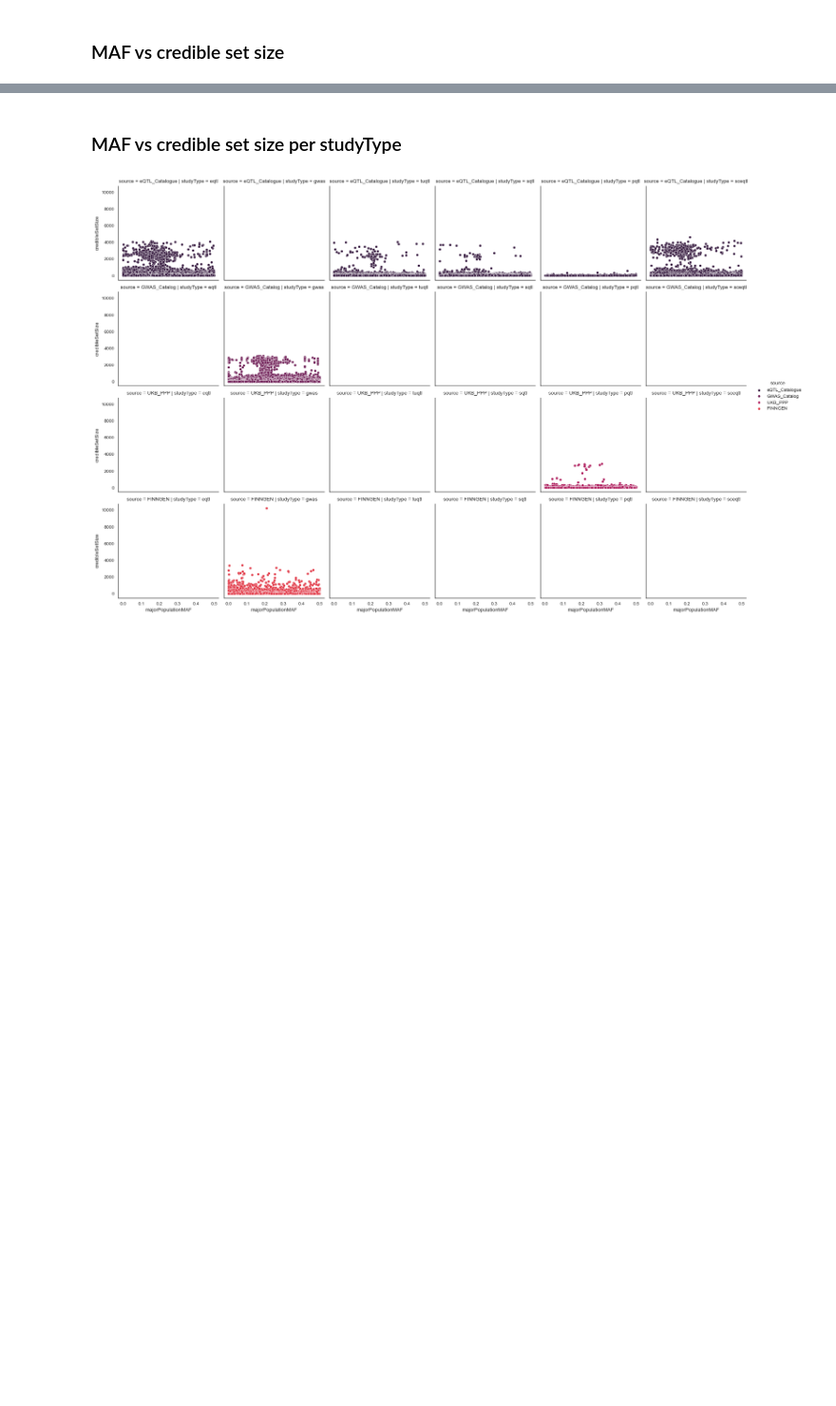
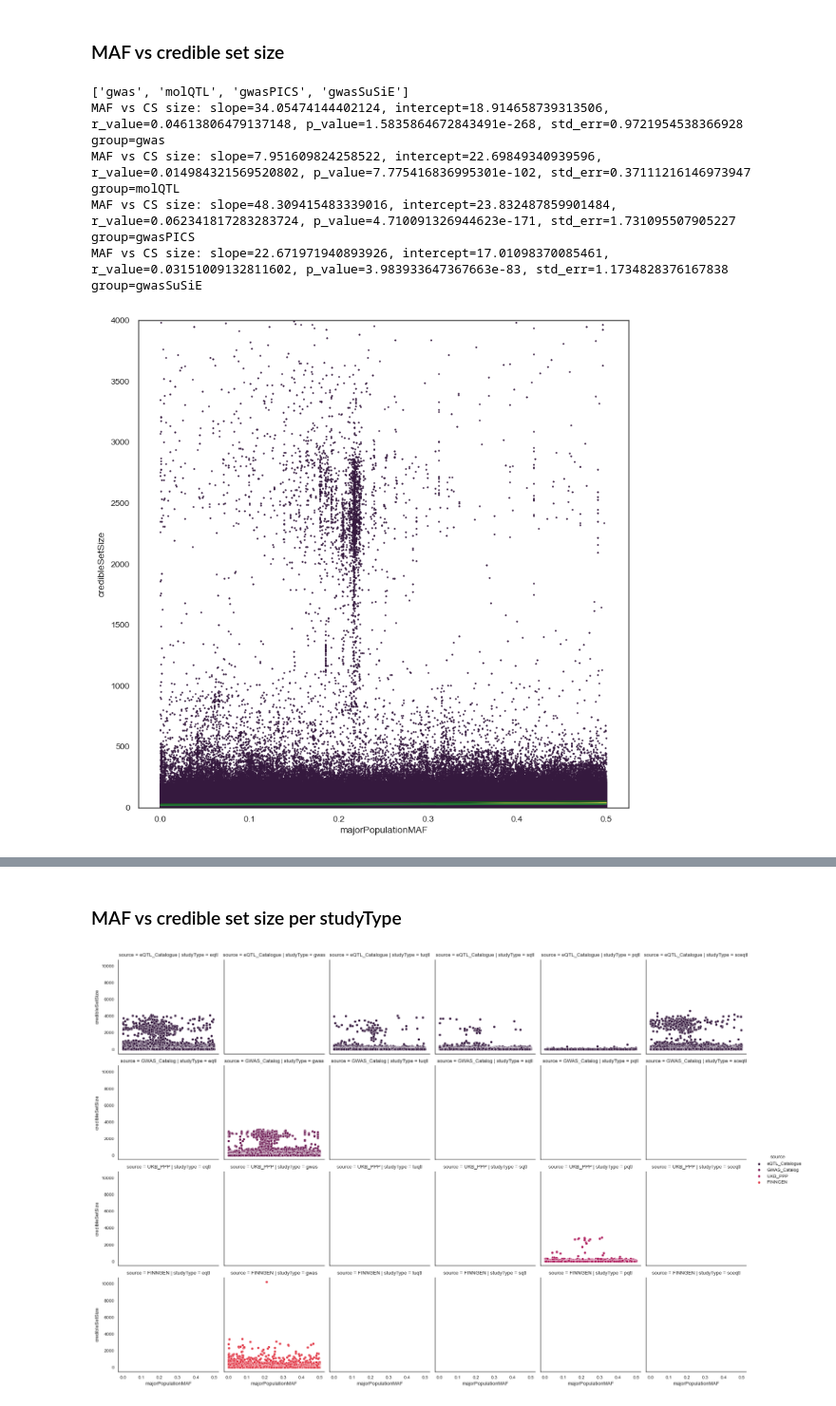
Before and after one commit to opentargets/Gentropy-manuscript, a Jupyter notebook: chapters/variant_effect_prediction/03-plots.ipynb, the cells around one changed output, grey strips where cells are left out. Shown at 95% size. Saved outputs shown, nothing was run; the diff lists cells and outputs as text; code cells hidden in the pictures; blank space fills up the shorter version.

```diff
--- a/chapters/variant_effect_prediction/03-plots.ipynb
+++ b/chapters/variant_effect_prediction/03-plots.ipynb
@@ -113,0 +111,20 @@ def plot_var_vs_MAF(data: pl.DataFrame, ax):
+# %%
+data = df.select(
+    "studyType",
+    "finemappingMethod",
+    add_groups(),
+    "credibleSetSize",
+    bucketize_credible_sets_by_size(),
+    "beta",
+    "majorPopulationMAF",
+)
+print(data["groups"].struct.fields)
+scatregplot(data=data, x="majorPopulationMAF", y="credibleSetSize")
+plt.show()
+# %% [output]
+['gwas', 'molQTL', 'gwasPICS', 'gwasSuSiE']
+MAF vs CS size: slope=34.05474144402124, intercept=18.914658739313506, r_value=0.04613806479137148, p_value=1.5835864672843491e-268, std_err=0.9721954538366928 group=gwas
+MAF vs CS size: slope=7.951609824258522, intercept=22.69849340939596, r_value=0.014984321569520802, p_value=7.775416836995301e-102, std_err=0.37111216146973947 group=molQTL
+MAF vs CS size: slope=48.309415483339016, intercept=23.832487859901484, r_value=0.062341817283283724, p_value=4.710091326944623e-171, std_err=1.731095507905227 group=gwasPICS
+MAF vs CS size: slope=22.671971940893926, intercept=17.01098370085461, r_value=0.03151009132811602, p_value=3.983933647367663e-83, std_err=1.1734828376167838 group=gwasSuSiE
+[figure, added]
```
Also changed, not shown: parts of 15 cells of this notebook, 2 other files.
